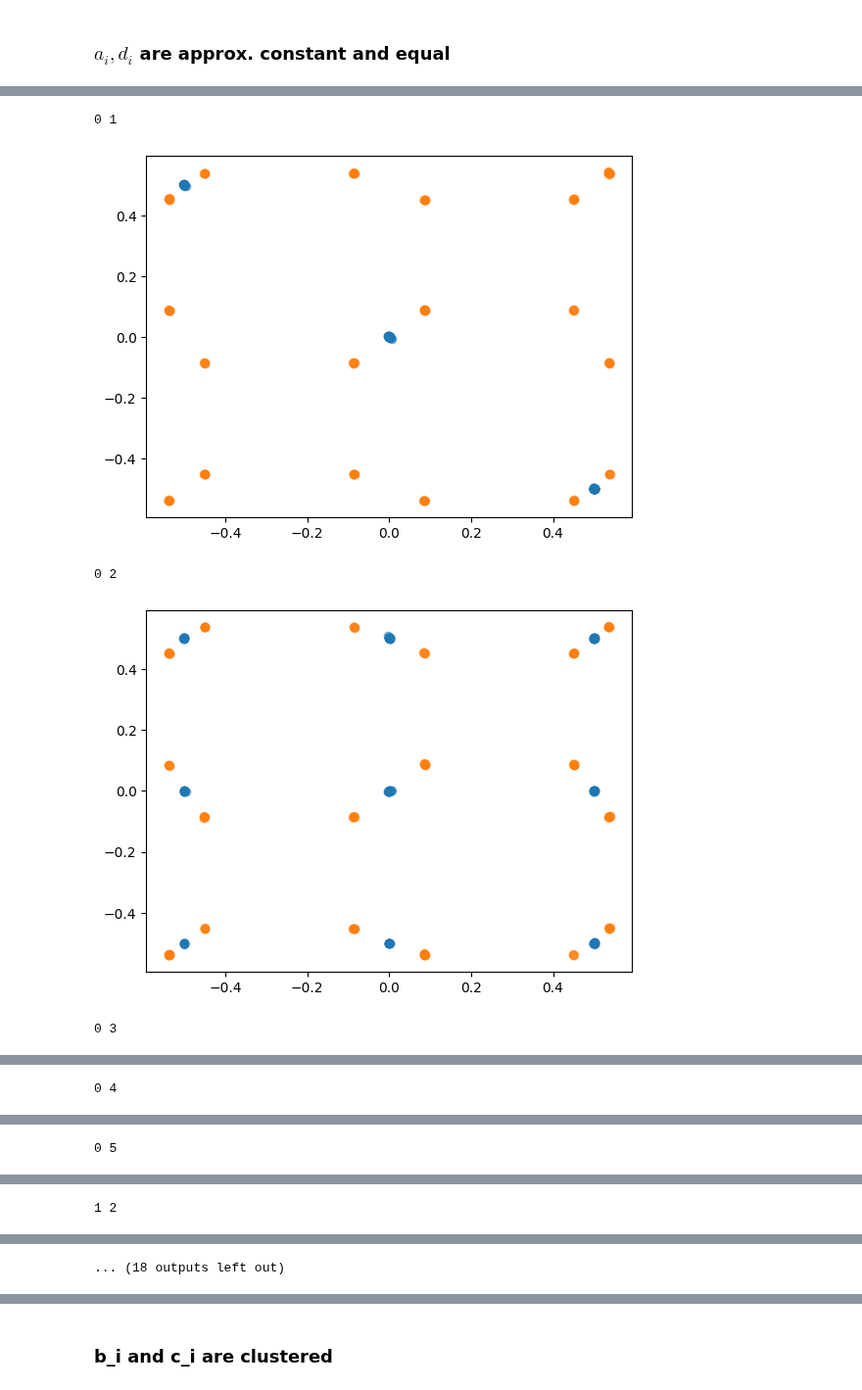
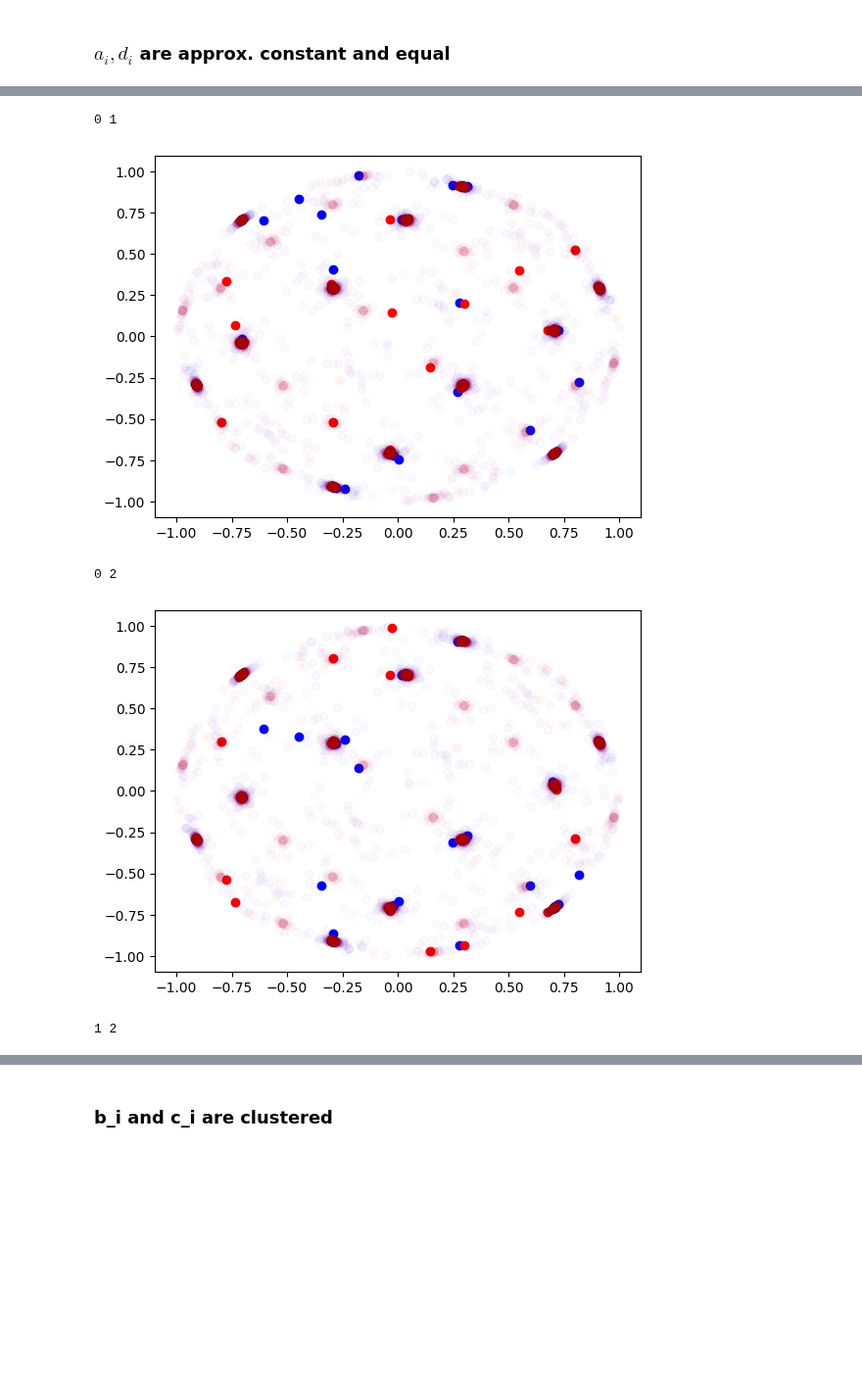
Before and after one commit to LouisYRYJ/Finite-groups, a Jupyter notebook: notebooks/irreps_all.ipynb, the cells around one changed output, grey strips where cells are left out. Shown at 98% size. Saved outputs shown, nothing was run; the diff lists cells and outputs as text; code cells hidden in the pictures; blank space fills up the shorter version.

```diff
--- a/notebooks/irreps_all.ipynb
+++ b/notebooks/irreps_all.ipynb
@@ -199,5 +255,5 @@ none 125
 # %%
-irrep_name = '6d-0'
+irrep_name = '3d-1'
 irrep_d = irreps[irrep_name].shape[-1]
 irrep = irreps[irrep_name]
 irrep_idxs = irrep_idx_dict[irrep_name]
@@ -244,5 +300,5 @@ r2 = (yhat - y).norm(dim=-1).pow(2) / y.norm(dim=-1).pow(2)
 plt.hist(r2.tolist(), bins=100)
 plt.title('1-R^2(C, BA)')
 plt.show()
-good = r2 < 0.2
+good = r2 < 0.1
 # %% [output]
@@ -265,3 +321,6 @@ In the real case, we can write
 $$A_i\approx a_ib_i^\top$$
 $$B_i\approx c_id_i^\top$$
 $$C_i\approx A_iB_i\approx \langle b_i, c_i\rangle a_i d_i^\top$$
+# %%
+lU, lS, lV = t.svd(A[1])
+lU, lS, lV
@@ -332,0 +449,3 @@ tensor(0.7511)
+# %%
+full_b = einops.einsum(b, irrep, 'neuron d2, G d1 d2 -> neuron G d1').flatten(0, 1)
+full_c = einops.einsum(c, irrep, 'neuron d2, G d1 d2 -> neuron G d1').flatten(0, 1)
@@ -333,14 +457,16 @@ tensor(0.7511)
 # %%
-for i, j in product(range(irrep_d), repeat=2):
+for i, j in list(product(range(irrep_d), repeat=2)):
     if i >= j:
         continue
     print(i, j)
-    plt.scatter(b[:,i].tolist(), b[:,j].tolist(), alpha=0.5)
-    plt.scatter(c[:,i].tolist(), c[:,j].tolist(), alpha=0.5)
+    plt.scatter(b[:,i].tolist(), b[:,j].tolist(), alpha=1., c='b')
+    plt.scatter(c[:,i].tolist(), c[:,j].tolist(), alpha=1., c='r')
+    plt.scatter(full_b[:,i].tolist(), full_b[:,j].tolist(), alpha=0.01, c='b')
+    plt.scatter(full_c[:,i].tolist(), full_c[:,j].tolist(), alpha=0.01, c='r')
     plt.show()
 # %% [output]
 0 1
-[figure, old version]
+[figure, new version]
 0 2
-[figure, old version]
+[figure, new version]
-0 3
+1 2
@@ -348 +473,0 @@ for i, j in product(range(irrep_d), repeat=2):
-0 4
@@ -350 +473,0 @@ for i, j in product(range(irrep_d), repeat=2):
-0 5
@@ -352 +473,0 @@ for i, j in product(range(irrep_d), repeat=2):
-1 2
@@ -354 +473,0 @@ for i, j in product(range(irrep_d), repeat=2):
-... (18 outputs left out)
```
Also changed, not shown: parts of 44 cells of this notebook, 2 other files.
